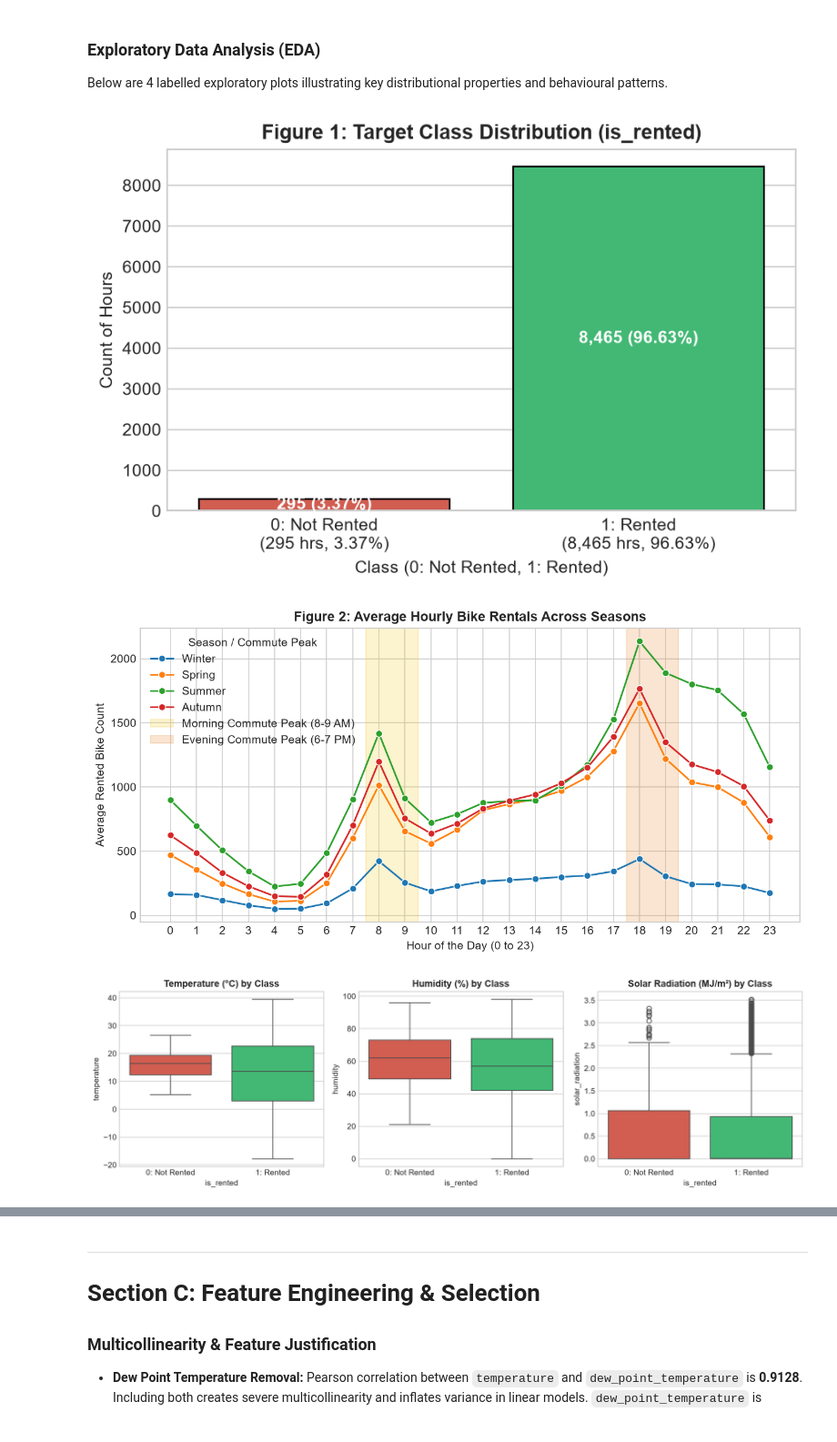
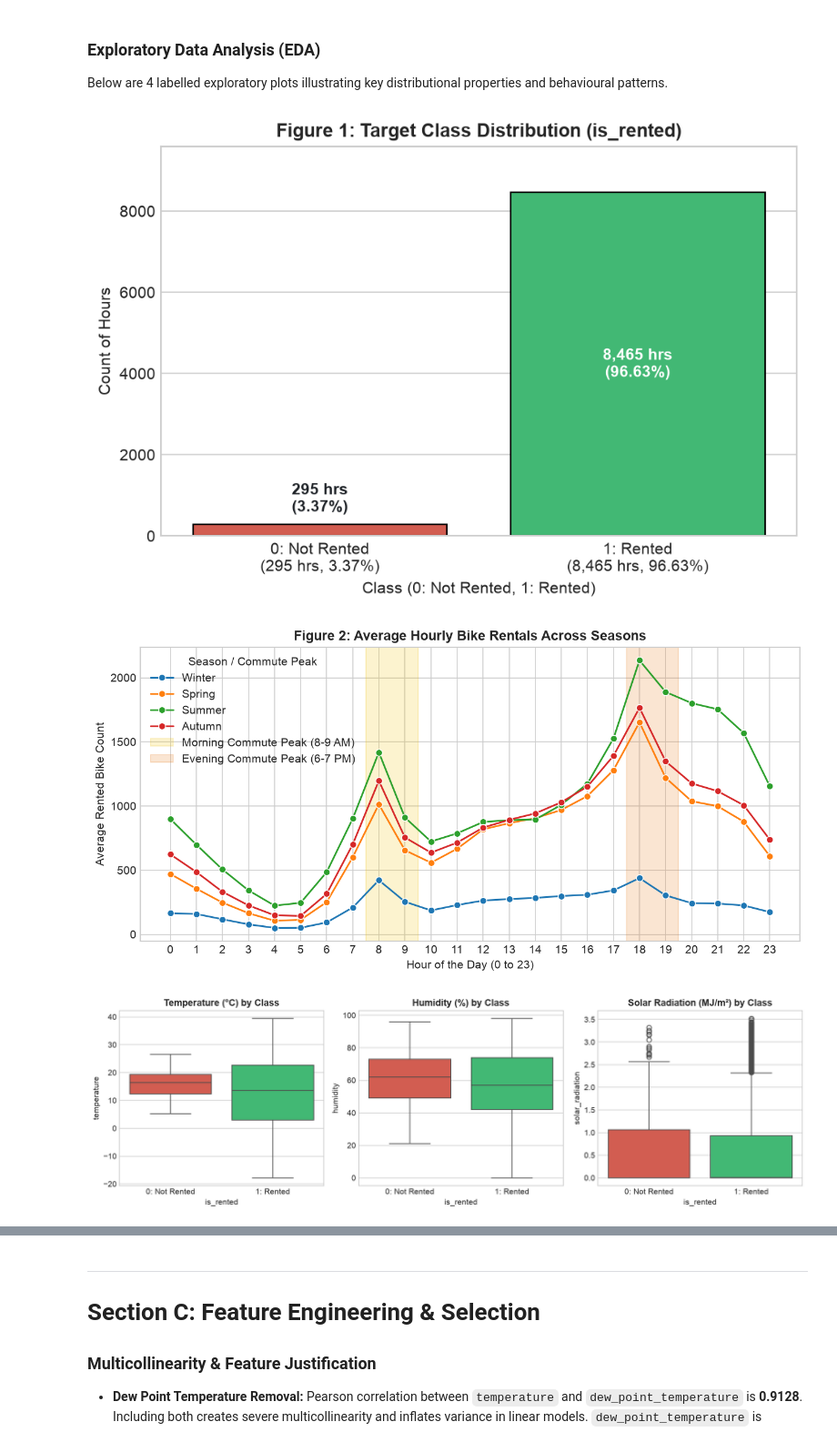
Before and after one commit to AXODUS21/IntroToDataSciFinals, a Jupyter notebook: notebooks/final_project.ipynb, the cells around one changed output, grey strips where cells are left out. Shown at 91% size. Saved outputs shown, nothing was run; the diff lists cells and outputs as text; code cells hidden in the pictures.

Commit message:
refactor: update notebook output timestamps and re-render report documentation and figures

```diff
--- a/notebooks/final_project.ipynb
+++ b/notebooks/final_project.ipynb
@@ -207,8 +205,9 @@ Below are 4 labelled exploratory plots illustrating key distributional propertie
 palette = ["#e74c3c", "#2ecc71"]
 
 # Plot 1: Target Distribution
-fig, ax = plt.subplots(figsize=(6, 4))
+fig, ax = plt.subplots(figsize=(6.5, 4.5))
 sns.countplot(x='is_rented', hue='is_rented', data=df, palette=palette, ax=ax, edgecolor='black', linewidth=1, legend=False)
+ax.set_ylim(0, 9600)
 ax.set_title("Figure 1: Target Class Distribution (is_rented)", weight="bold")
 ax.set_xlabel("Class (0: Not Rented, 1: Rented)")
 ax.set_ylabel("Count of Hours")
@@ -217,8 +216,12 @@ ax.set_xticklabels(["0: Not Rented\n(295 hrs, 3.37%)", "1: Rented\n(8,465 hrs, 9
 for p in ax.patches:
     if isinstance(p, plt.Rectangle):
         h = p.get_height()
-        ax.annotate(f"{int(h):,} ({h/len(df)*100:.2f}%)", (p.get_x() + p.get_width()/2., h/2),
-                    ha='center', va='center', color='white', fontweight='bold')
+        if h < 1500:
+            ax.annotate(f"{int(h):,} hrs\n({h/len(df)*100:.2f}%)", (p.get_x() + p.get_width()/2., h + 200),
+                        ha='center', va='bottom', color='#1f2328', fontweight='bold')
+        else:
+            ax.annotate(f"{int(h):,} hrs\n({h/len(df)*100:.2f}%)", (p.get_x() + p.get_width()/2., h/2),
+                        ha='center', va='center', color='white', fontweight='bold')
 plt.tight_layout()
 plt.show()
 
@@ -237,34 +240,34 @@ plt.show()
 
 # Plot 3: Weather Distributions by Rental Status
 fig, axes = plt.subplots(1, 3, figsize=(13, 4))
 sns.boxplot(x='is_rented', y='temperature', hue='is_rented', data=df, palette=palette, ax=axes[0], legend=False)
 axes[0].set_title("Temperature (°C) by Class", weight="bold")
 axes[0].set_xticks([0, 1])
 axes[0].set_xticklabels(["0: Not Rented", "1: Rented"])
 
 sns.boxplot(x='is_rented', y='humidity', hue='is_rented', data=df, palette=palette, ax=axes[1], legend=False)
 axes[1].set_title("Humidity (%) by Class", weight="bold")
 axes[1].set_xticks([0, 1])
 axes[1].set_xticklabels(["0: Not Rented", "1: Rented"])
 
 sns.boxplot(x='is_rented', y='solar_radiation', hue='is_rented', data=df, palette=palette, ax=axes[2], legend=False)
 axes[2].set_title("Solar Radiation (MJ/m²) by Class", weight="bold")
 axes[2].set_xticks([0, 1])
 axes[2].set_xticklabels(["0: Not Rented", "1: Rented"])
 plt.tight_layout()
 plt.show()
 
 # Plot 4: Correlation Matrix Heatmap
 numeric_features = ['temperature', 'humidity', 'wind_speed', 'visibility', 'solar_radiation', 'rainfall', 'snowfall', 'hour', 'month', 'is_rented']
 corr = df[numeric_features].corr()
 fig, ax = plt.subplots(figsize=(8, 6))
 mask = np.triu(np.ones_like(corr, dtype=bool))
 sns.heatmap(corr, annot=True, fmt=".2f", cmap="coolwarm", vmin=-1, vmax=1, mask=mask, ax=ax, linewidths=0.5)
 ax.set_title("Figure 4: Pearson Correlation Matrix with Target (is_rented)", weight="bold")
 plt.tight_layout()
 plt.show()
 # %% [output]
-[figure, old version]
+[figure, new version]
 [figure]
 [figure]
 [figure]
```
Also changed, not shown: parts of 1 cell of this notebook, 12 other files.
